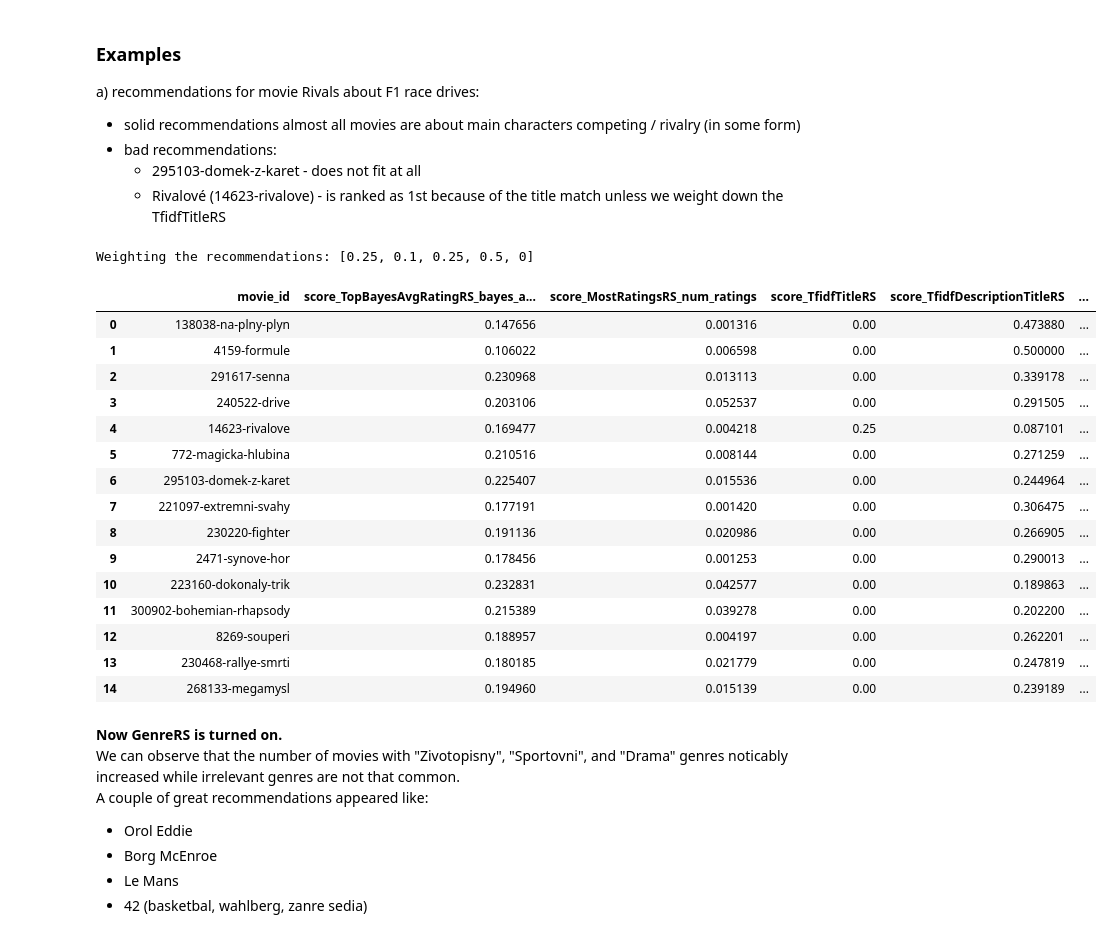
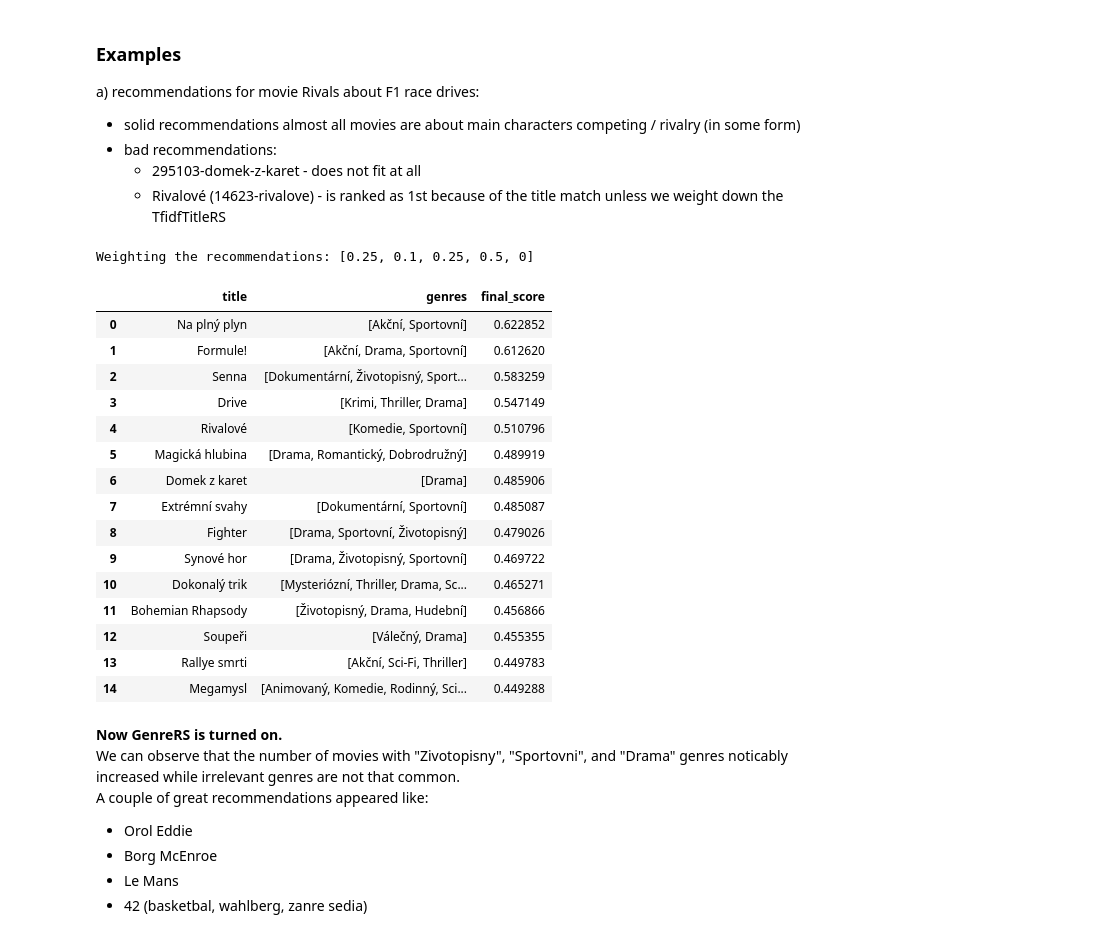
Before and after one commit to prompteus/csfd-movie-recommender, a Jupyter notebook: src/recommend/notebooks/cb_recsystems.ipynb, the cells around one changed output. Drawn from its saved outputs; the diff is of its cells as text; code cells hidden in the pictures.

Commit message:
CB: Clean non-neural methods & cells

```diff
--- a/src/recommend/notebooks/cb_recsystems.ipynb
+++ b/src/recommend/notebooks/cb_recsystems.ipynb
@@ -312,8 +283,7 @@ class RecSysBase(abc.ABC):
     """
     Recommendation System Base class.
 
-    The system should store a database of available movies.
-
+    The system stores a database of available movies.
     """
     def __init__(self, movies_df : pd.DataFrame):
         self.movies_df = movies_df
@@ -641,6 +595,7 @@ class TfidfBaseRS(GensimModelWrapper):
 ## TF-IDF recommender systems
 # %%
 class TfidfTitleRS(TfidfBaseRS):
+    """Applies tf-idf scoring on movie title."""
     def __init__(self, movies_df : pd.DataFrame):
         super(TfidfTitleRS, self).__init__(movies_df)
 
@@ -651,6 +606,7 @@ class TfidfTitleRS(TfidfBaseRS):
 
 
 class TfidfDescriptionTitleRS(TfidfBaseRS):
+    """Applies tf-idf scoring on concatenated movie title and description."""
     def __init__(self, movies_df : pd.DataFrame):
         super(TfidfDescriptionTitleRS, self).__init__(movies_df)
 
@@ -658,32 +614,6 @@ class TfidfDescriptionTitleRS(TfidfBaseRS):
     def extract_documents(movies_df : pd.DataFrame) -> List[str]:
         """Method extracts list of documents from movie_db"""
         return list(movies_df.title.astype(str) + ' ' + movies_df.description)
-
-
-class TfidfGenresRS(TfidfBaseRS):
-    # TODO: inverse frequency does not work well the way I use it atm.
-    # If user sees many Action movies and a single Animated movie then he is presented with tons of Animated movies :}
-    # Maybe change how query is created or play with
-    def __init__(self, movies_df : pd.DataFrame):
-        super(TfidfGenresRS, self).__init__(movies_df)
-
-    @staticmethod
-    def extract_documents(movies_df : pd.DataFrame) -> List[str]:
-        """Method extracts list of documents from movie_db"""
-        return [' '.join(genre_list) for genre_list in movies_df.genres]
-
-
-    @classmethod
-    def _document_to_tokens(cls, document: str) -> List[str]:
-        """
-        Filters stop words and applies stemming on the given string.
-
-        Parameters
-        ----------
-        text : str
-            A simple string containing text to preprocess.
-        """
-        return word_tokenize(document.lower(), language='czech')
 # %%
 rs_tfidf_descr_title = TfidfDescriptionTitleRS(movie_db)
 # %%
@@ -835,6 +668,10 @@ from sklearn.preprocessing import MultiLabelBinarizer
 
 
 class GenresRS(RecSysBase):
+    """
+    Recommends most similar movies based on cosine similarity
+    on multi-hot encoded genres.
+    """
     def __init__(self, movies_df : pd.DataFrame):
         super(GenresRS, self).__init__(movies_df)
 
@@ -855,8 +692,6 @@ class GenresRS(RecSysBase):
 
 
     def recommend(self, user_history : List[str], n : int = None) -> pd.DataFrame:
-
-
         query = np.zeros(38)
         for mid in user_history:
             for gn in self.movies_df[self.movies_df.movie_id == mid].genres.tolist()[0]:
@@ -2057,28 +1563,32 @@ a) recommendations for movie Rivals about F1 race drives:
 # %%
 # Example without genres turned on
 rivals = '301401-rivalove'
 
 sport_movies = [rivals]
 
-ensemble.recommend(sport_movies, n=15, rs_weights=[0.25, 0.1, 0.25, 0.5, 0], return_full_info=True)
+
+w1 = [0.25, 0.1, 0.25, 0.5, 0] # Genres turned off
+w2 = [0.25, 0.1, 0.25, 0.5, 0.5]
+
+ensemble.recommend(sport_movies, n=15, rs_weights=w1, return_full_info=True)[['title', 'genres', 'final_score']]
 # %% [output]
 Weighting the recommendations: [0.25, 0.1, 0.25, 0.5, 0]
-|  | movie_id | score_TopBayesAvgRatingRS_bayes_a... | score_MostRatingsRS_num_ratings | score_TfidfTitleRS | score_TfidfDescriptionTitleRS | ... |
-| 0 | 138038-na-plny-plyn | 0.147656 | 0.001316 | 0.00 | 0.473880 | ... |
-| 1 | 4159-formule | 0.106022 | 0.006598 | 0.00 | 0.500000 | ... |
-| 2 | 291617-senna | 0.230968 | 0.013113 | 0.00 | 0.339178 | ... |
-| 3 | 240522-drive | 0.203106 | 0.052537 | 0.00 | 0.291505 | ... |
-| 4 | 14623-rivalove | 0.169477 | 0.004218 | 0.25 | 0.087101 | ... |
-| 5 | 772-magicka-hlubina | 0.210516 | 0.008144 | 0.00 | 0.271259 | ... |
-| 6 | 295103-domek-z-karet | 0.225407 | 0.015536 | 0.00 | 0.244964 | ... |
-| 7 | 221097-extremni-svahy | 0.177191 | 0.001420 | 0.00 | 0.306475 | ... |
-| 8 | 230220-fighter | 0.191136 | 0.020986 | 0.00 | 0.266905 | ... |
-| 9 | 2471-synove-hor | 0.178456 | 0.001253 | 0.00 | 0.290013 | ... |
-| 10 | 223160-dokonaly-trik | 0.232831 | 0.042577 | 0.00 | 0.189863 | ... |
-| 11 | 300902-bohemian-rhapsody | 0.215389 | 0.039278 | 0.00 | 0.202200 | ... |
-| 12 | 8269-souperi | 0.188957 | 0.004197 | 0.00 | 0.262201 | ... |
-| 13 | 230468-rallye-smrti | 0.180185 | 0.021779 | 0.00 | 0.247819 | ... |
-| 14 | 268133-megamysl | 0.194960 | 0.015139 | 0.00 | 0.239189 | ... |
+|  | title | genres | final_score |
+| 0 | Na plný plyn | [Akční, Sportovní] | 0.622852 |
+| 1 | Formule! | [Akční, Drama, Sportovní] | 0.612620 |
+| 2 | Senna | [Dokumentární, Životopisný, Sport... | 0.583259 |
+| 3 | Drive | [Krimi, Thriller, Drama] | 0.547149 |
+| 4 | Rivalové | [Komedie, Sportovní] | 0.510796 |
+| 5 | Magická hlubina | [Drama, Romantický, Dobrodružný] | 0.489919 |
+| 6 | Domek z karet | [Drama] | 0.485906 |
+| 7 | Extrémní svahy | [Dokumentární, Sportovní] | 0.485087 |
+| 8 | Fighter | [Drama, Sportovní, Životopisný] | 0.479026 |
+| 9 | Synové hor | [Drama, Životopisný, Sportovní] | 0.469722 |
+| 10 | Dokonalý trik | [Mysteriózní, Thriller, Drama, Sc... | 0.465271 |
+| 11 | Bohemian Rhapsody | [Životopisný, Drama, Hudební] | 0.456866 |
+| 12 | Soupeři | [Válečný, Drama] | 0.455355 |
+| 13 | Rallye smrti | [Akční, Sci-Fi, Thriller] | 0.449783 |
+| 14 | Megamysl | [Animovaný, Komedie, Rodinný, Sci... | 0.449288 |
 # %% [markdown]
 **Now GenreRS is turned on.**
 We can observe that the number of movies with "Zivotopisny", "Sportovni", and "Drama" genres noticably increased while irrelevant genres are not that common.
```
Also changed, not shown: parts of 61 cells of this notebook.
